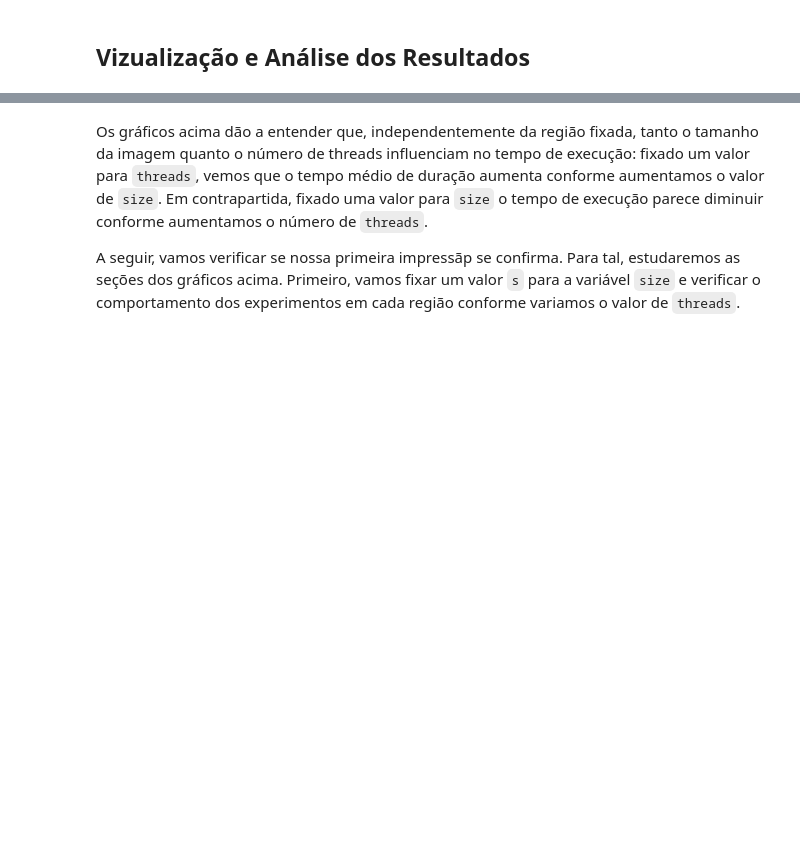
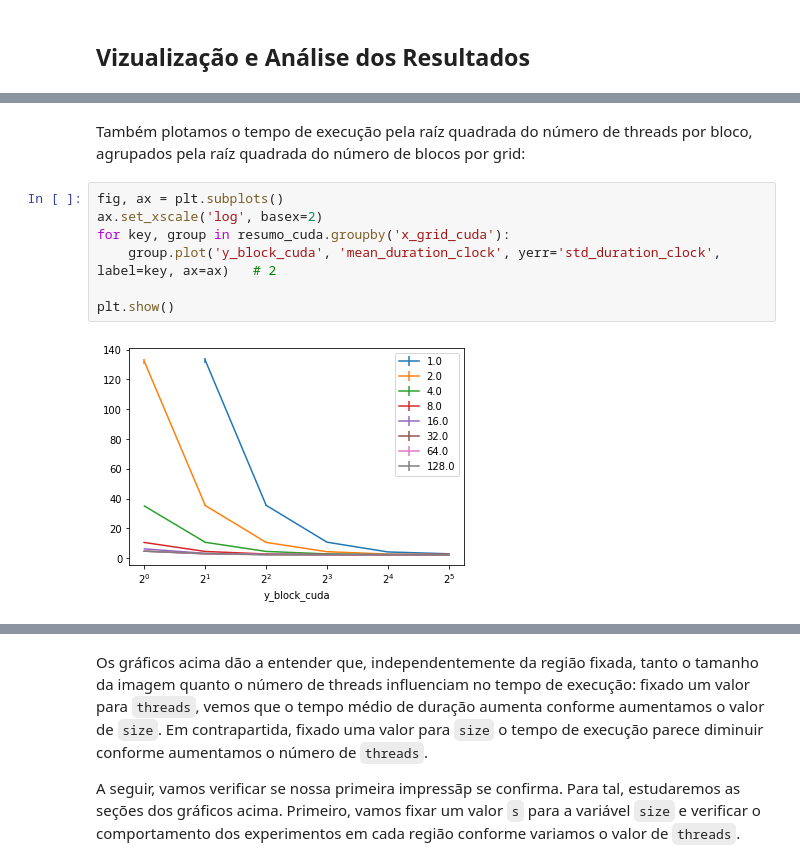
Before and after one commit to martinoni/parallel-ep2, a Jupyter notebook: ep2/src/Report.ipynb, the cells around one changed output, grey strips where cells are left out. Cells and saved outputs as stored; diff of their text form; blank space fills up the shorter version.

```diff
--- a/ep2/src/Report.ipynb
+++ b/ep2/src/Report.ipynb
@@ -439,0 +296,11 @@ plot(p1,p2,p3,p4 ,layout=(2,2))
+# %% [markdown]
+Também plotamos o tempo de execução pela raíz quadrada do número de threads por bloco, agrupados pela raíz quadrada do número de blocos por grid:
+# %%
+fig, ax = plt.subplots()
+ax.set_xscale('log', basex=2)
+for key, group in resumo_cuda.groupby('x_grid_cuda'):
+    group.plot('y_block_cuda', 'mean_duration_clock', yerr='std_duration_clock', label=key, ax=ax)   # 2
+
+plt.show()
+# %% [output]
+[figure, added]
```
Also changed, not shown: parts of 50 cells of this notebook, 3 other files.
